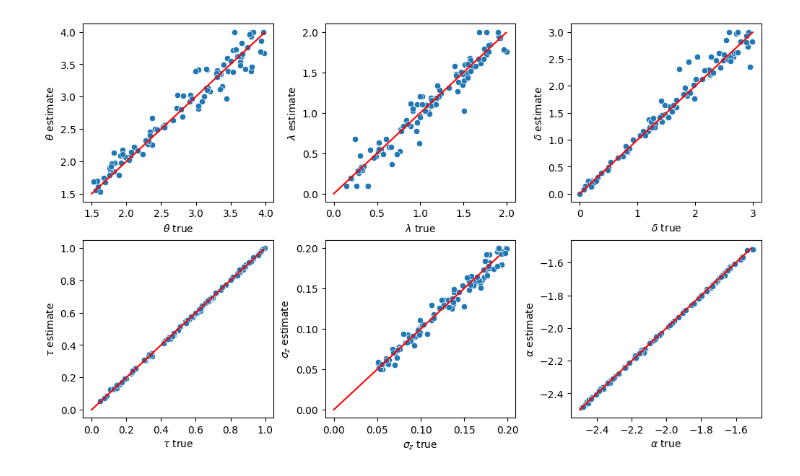
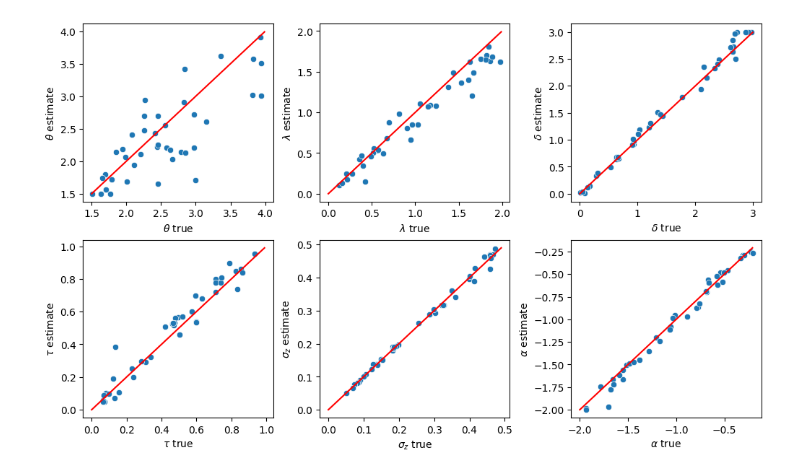
Before and after one commit to AmirHoseinHadian/CTDM_recovery, a Jupyter notebook: _01_IE/_01_DDM/_03_ndt_and_res_constrain/Exponential.ipynb, the cells around one changed output. Drawn from its saved outputs; the diff is of its cells as text; code cells hidden in the pictures.

```diff
--- a/_01_IE/_01_DDM/_03_ndt_and_res_constrain/Exponential.ipynb
+++ b/_01_IE/_01_DDM/_03_ndt_and_res_constrain/Exponential.ipynb
@@ -79,19 +77,16 @@ def fpt(ub, lb, dub, dlb, delta, z=0, sigma=1, dt=0.01, T_max=5):
     gtl = interp1d(T, gl)
     return gtu, gtl
 # %%
-def CDDM_likelihood(prms, RT, Z, Residual):
+def CDDM_likelihood(prms, RT, Z):
     ub = lambda t: prms[0] * np.exp(-prms[1]*t)
     lb = lambda t: -1*ub(t)
     dub = lambda t: -prms[1] * prms[0] * np.exp(-prms[1]*t)
     dlb = lambda t: -1*dub(t)
 
     delta = prms[2]
-    sig_z = prms[3]
+    sig = prms[3]
     t0 = prms[4]
-    alpha = prms[5] #-np.log(1 + np.exp(prms[5]))
-    sig_alpha = prms[6]
-
-    sig = np.sqrt(sig_z**2 + sig_alpha**2)
+    alpha = prms[5]
 
     T_max = np.max(np.abs(RT))
     gtup, gtlp = fpt(ub, lb, dub, dlb, delta, z=0, dt=0.05, T_max=T_max)
@@ -102,11 +97,10 @@ def CDDM_likelihood(prms, RT, Z, Residual):
         if np.abs(RT[i])-t0 > 0:
 
             ll += 0.5*(Z[i] - t0 - alpha)**2/sig**2 + 0.5*np.log(2*np.pi*sig**2)
-            ll += 0.5*(Residual[i] - alpha)**2/sig_alpha**2 + 0.5*np.log(2*np.pi*sig_alpha**2)
 
             if RT[i]>=0:
 
-                if gtup(RT[i])>1e-14:
+                if gtup(np.abs(RT[i])-t0)>1e-14:
                     ll += -np.log(gtup(np.abs(RT[i])-t0))
                 else:
                     ll += -np.log(1e-14)
@@ -132,46 +126,40 @@ recovery_dic = {'a_true': [],
                 'ndt_true':[],
                 'ndt_estimate':[],
                 'alpha_true': [],
-                'alpha_estimate': [],
-                'sigma_a_true': [],
-                'sigma_a_estimate': []}
+                'alpha_estimate': []}
 # %%
-for n in tqdm(range(100)):
+for n in tqdm(range(11)):
     threshold = np.random.uniform(1.5, 4)
     lamda = np.random.uniform(0.1, 2)
     delta = np.random.uniform(0, 3)
-    mu_alpha = np.random.uniform(-2.5, -1.5)
+    alpha = np.random.uniform(-2, -0.2)
     ndt = np.random.uniform(0.05, 1)
-    sigma_z = np.random.uniform(0.05, 0.2)
-    sigma_a = np.random.uniform(0.05, 0.2)
+    sigma_z = np.random.uniform(0.05, 0.5)
 
     ub = lambda t: threshold * np.exp(-lamda*t)
     lb = lambda t: -1*ub(t)
 
     RT = []
     Z = []
-    Residual = []
 
     for i in range(500):
-        rt, alpha, z = simulate_CDDM(ub, lb, delta, mu_alpha, sigma_a, sigma_z, ndt=ndt)
+        rt, z = simulate_CDDM(ub, lb, delta, alpha, sigma_z, ndt=ndt)
         RT.append(rt)
-        Residual.append(alpha)
         Z.append(z)
 
     RT = np.array(RT)
-    Residual = np.array(Residual)
     Z = np.array(Z)
 
     ans_cddm = differential_evolution(CDDM_likelihood,
-                                      args=(RT, Z, Residual),
+                                      args=(RT, Z),
                                       bounds=[(1.5, 4), (0.1, 2), (0, 3),
-                                              (0.05, .2), (0.05, 1), (-2.5, -1.5), (0.05, 0.2)])
+                                              (0.05, .5), (0.05, 1), (-2, -0.2)])
     ans_cddm = minimize(CDDM_likelihood,
-                        args=(RT, Z, Residual),
+                        args=(RT, Z),
                         method='Nelder-Mead',
                         x0=ans_cddm.x,
                         bounds=[(1.5, 4), (0.1, 2), (0, 3),
-                                (0.05, .2), (0.05, 1), (-2.5, -1.5), (0.05, 0.2)])
+                                (0.05, .5), (0.05, 1), (-2, -0.2)])
 
     recovery_dic['a_true'].append(threshold)
     recovery_dic['a_estimate'].append(ans_cddm.x[0])
@@ -183,10 +171,8 @@ for n in tqdm(range(100)):
     recovery_dic['sigma_z_estimate'].append(ans_cddm.x[3])
     recovery_dic['ndt_true'].append(ndt)
     recovery_dic['ndt_estimate'].append(ans_cddm.x[4])
-    recovery_dic['alpha_true'].append(mu_alpha)
+    recovery_dic['alpha_true'].append(alpha)
     recovery_dic['alpha_estimate'].append(ans_cddm.x[5])
-    recovery_dic['sigma_a_true'].append(sigma_z)
-    recovery_dic['sigma_a_estimate'].append(ans_cddm.x[6])
 # %%
 recovery_df = pd.DataFrame(recovery_dic)
 # %%
@@ -199,36 +185,36 @@ plt.xlabel(r'$\theta$ true')
 plt.ylabel(r'$\theta$ estimate')
 
 plt.subplot(232)
 plt.plot(np.arange(0, 2, 0.01), np.arange(0, 2, 0.01), c='red')
 sns.scatterplot(x='lambda_true', y='lambda_estimate', data=recovery_df);
 plt.xlabel(r'$\lambda$ true')
 plt.ylabel(r'$\lambda$ estimate')
 
 plt.subplot(233)
 plt.plot(np.arange(0, 3, 0.01), np.arange(0, 3, 0.01), c='red')
 sns.scatterplot(x='delta_true', y='delta_estimate', data=recovery_df);
 plt.xlabel(r'$\delta$ true')
 plt.ylabel(r'$\delta$ estimate')
 
 plt.subplot(234)
 plt.plot(np.arange(0, 1, 0.01), np.arange(0, 1, 0.01), c='red')
 sns.scatterplot(x='ndt_true', y='ndt_estimate', data=recovery_df);
 plt.xlabel(r'$\tau$ true')
 plt.ylabel(r'$\tau$ estimate')
 
 plt.subplot(235)
-plt.plot(np.arange(0, 0.2, 0.01), np.arange(0, .2, 0.01), c='red')
+plt.plot(np.arange(0, 0.5, 0.01), np.arange(0, .5, 0.01), c='red')
 sns.scatterplot(x='sigma_z_true', y='sigma_z_estimate', data=recovery_df);
 plt.xlabel(r'$\sigma_z$ true')
 plt.ylabel(r'$\sigma_z$ estimate');
 
 plt.subplot(236)
-plt.plot(np.arange(-2.5, -1.5, 0.01), np.arange(-2.5, -1.5, 0.01), c='red')
+plt.plot(np.arange(-2, -0.2, 0.01), np.arange(-2, -0.2, 0.01), c='red')
 sns.scatterplot(x='alpha_true', y='alpha_estimate', data=recovery_df);
 plt.xlabel(r'$\alpha$ true')
 plt.ylabel(r'$\alpha$ estimate');
 # %% [output]
-[figure, old version]
+[figure, new version]
 # %%
 print(recovery_df.shape)
 recovery_df.corr()
```
Also changed, not shown: parts of 2 cells of this notebook, 29 other files.
